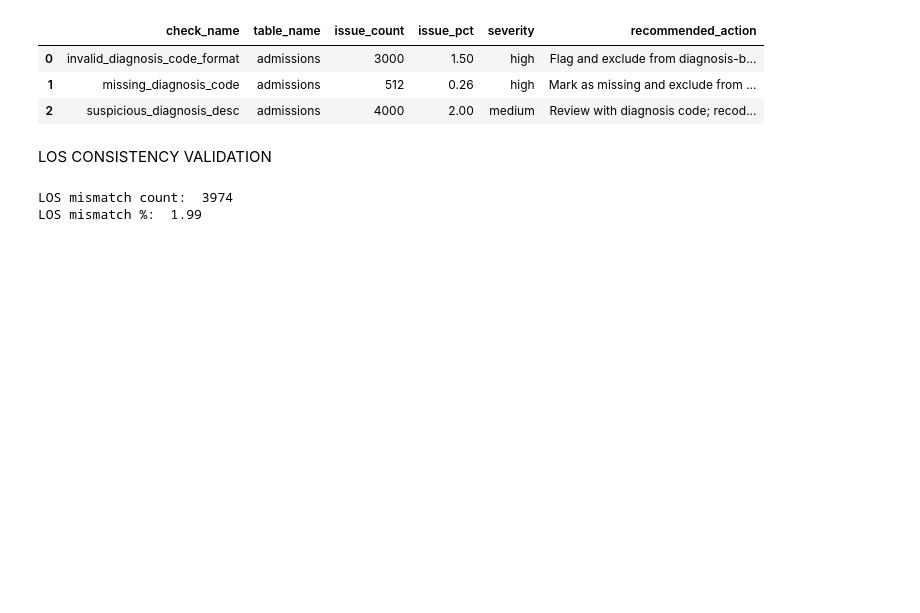
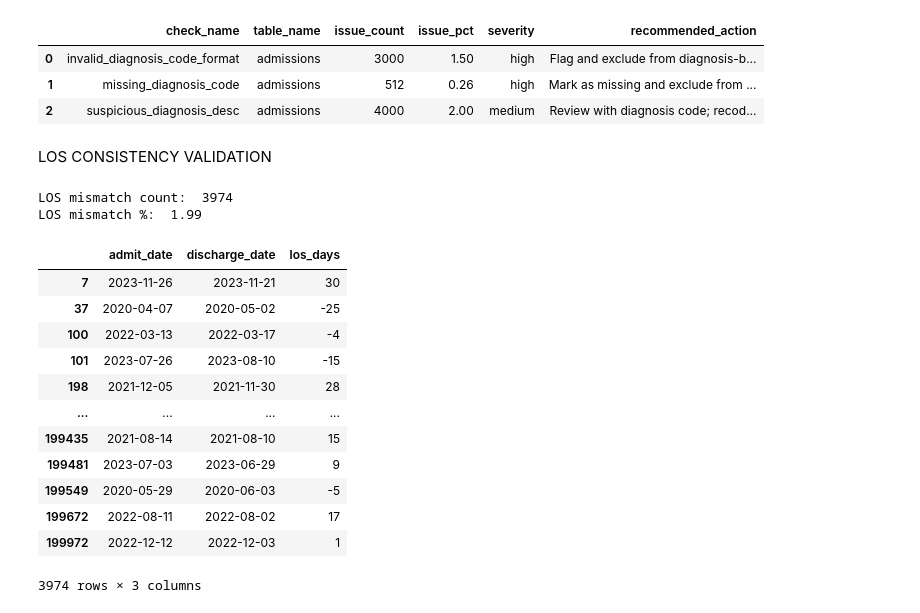
Before and after one commit to JaininV/healthcare_analytics, a Jupyter notebook: notebooks/data_profiling.ipynb, the cells around one changed output. Cells and saved outputs as stored; diff of their text form; code cells hidden in the pictures; blank space fills up the shorter version.

Commit message:
We performe a subscription process between computed los and original los, and founds that there are nagetive values which can make problem in future during analysis.

```diff
--- a/notebooks/data_profiling.ipynb
+++ b/notebooks/data_profiling.ipynb
@@ -372,3 +372,23 @@ print("LOS mismatch %: ", los_mismatch_pct)
 # %% [output]
 LOS mismatch count:  3974
 LOS mismatch %:  1.99
+# %%
+# Inspect the los's data
+admissions_file.loc[
+    admissions_file['los_days'] != computed_los,
+    ["admit_date", "discharge_date", "los_days"]
+]
+# %% [output]
+|  | admit_date | discharge_date | los_days |
+| 7 | 2023-11-26 | 2023-11-21 | 30 |
+| 37 | 2020-04-07 | 2020-05-02 | -25 |
+| 100 | 2022-03-13 | 2022-03-17 | -4 |
+| 101 | 2023-07-26 | 2023-08-10 | -15 |
+| 198 | 2021-12-05 | 2021-11-30 | 28 |
+| ... | ... | ... | ... |
+| 199435 | 2021-08-14 | 2021-08-10 | 15 |
+| 199481 | 2023-07-03 | 2023-06-29 | 9 |
+| 199549 | 2020-05-29 | 2020-06-03 | -5 |
+| 199672 | 2022-08-11 | 2022-08-02 | 17 |
+| 199972 | 2022-12-12 | 2022-12-03 | 1 |
+3974 rows × 3 columns
```
